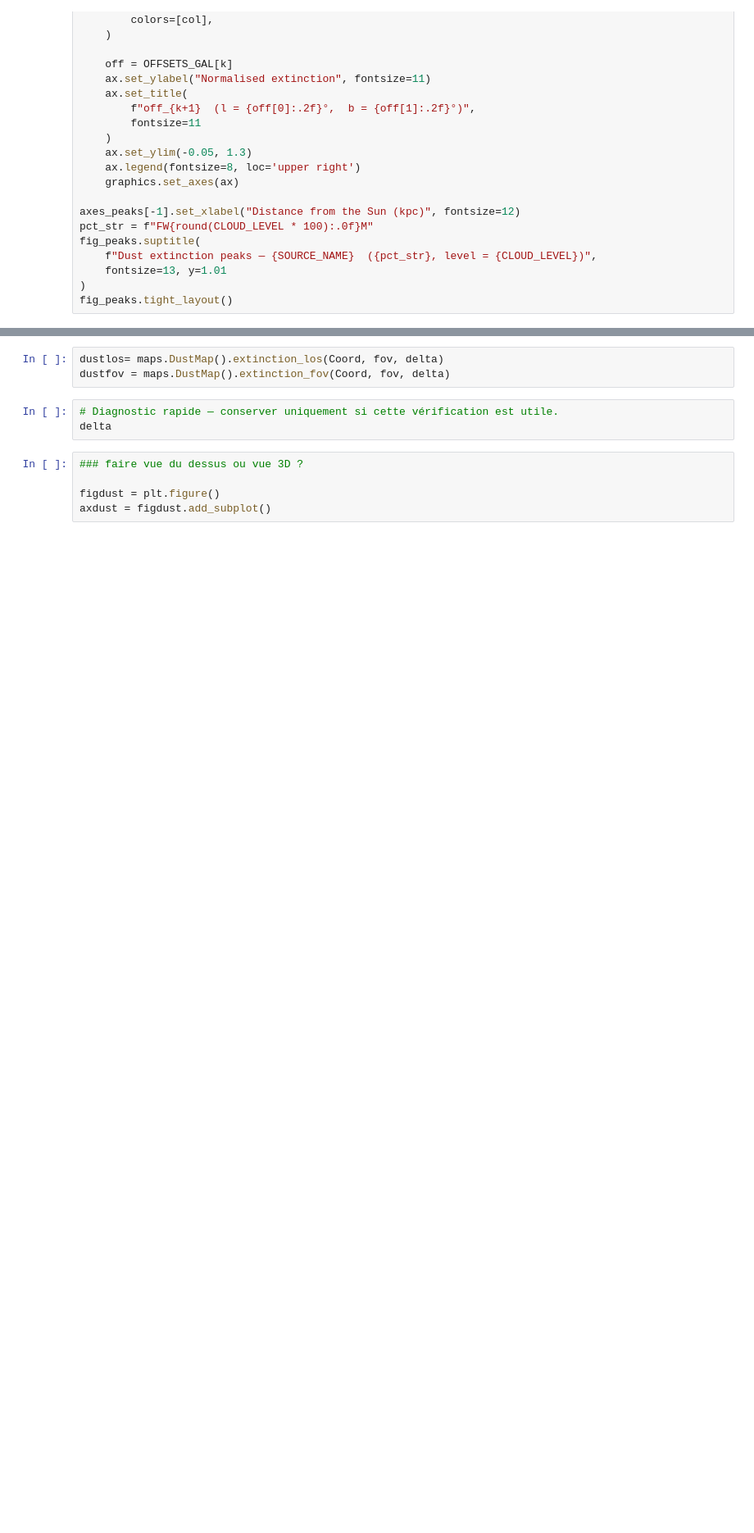
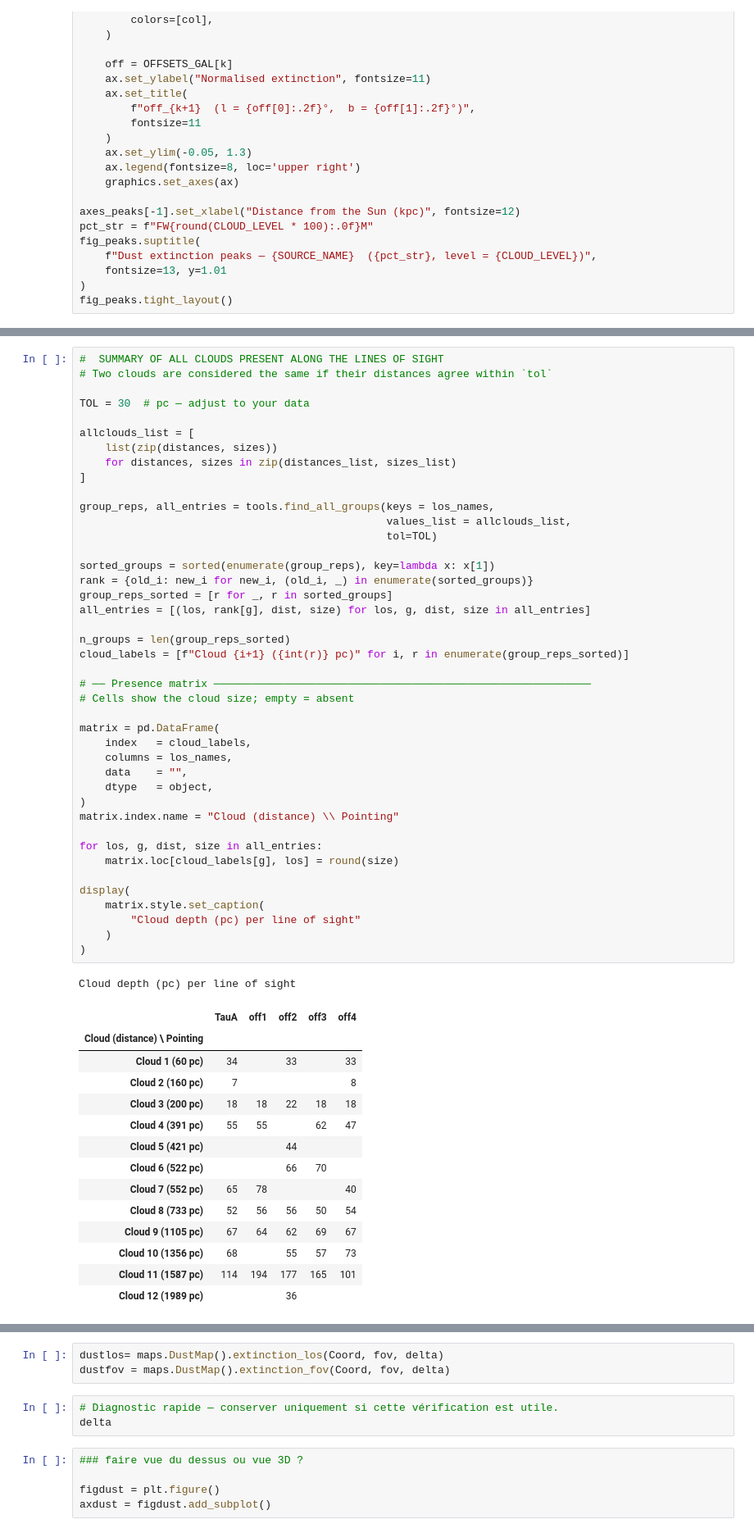
Before and after one commit to LucieCros/rrl-ism-analysis, a Jupyter notebook: notebooks/1_Cloud-id.ipynb, the cells around one changed output, grey strips where cells are left out. Shown at 82% size. Saved outputs shown, nothing was run; the diff lists cells and outputs as text; blank space fills up the shorter version.

Commit message:
Suite et fin partie poussière de cloud id

```diff
--- a/notebooks/1_Cloud-id.ipynb
+++ b/notebooks/1_Cloud-id.ipynb
@@ -583,0 +583,58 @@ for exten in dNenu[::-1] :
+# %%
+#  SUMMARY OF ALL CLOUDS PRESENT ALONG THE LINES OF SIGHT
+# Two clouds are considered the same if their distances agree within `tol`
+
+TOL = 30  # pc — adjust to your data
+
+allclouds_list = [
+    list(zip(distances, sizes))
+    for distances, sizes in zip(distances_list, sizes_list)
+]
+
+group_reps, all_entries = tools.find_all_groups(keys = los_names,
+                                                values_list = allclouds_list,
+                                                tol=TOL)
+
+sorted_groups = sorted(enumerate(group_reps), key=lambda x: x[1])
+rank = {old_i: new_i for new_i, (old_i, _) in enumerate(sorted_groups)}
+group_reps_sorted = [r for _, r in sorted_groups]
+all_entries = [(los, rank[g], dist, size) for los, g, dist, size in all_entries]
+
+n_groups = len(group_reps_sorted)
+cloud_labels = [f"Cloud {i+1} ({int(r)} pc)" for i, r in enumerate(group_reps_sorted)]
+
+# ── Presence matrix ───────────────────────────────────────────────────────────
+# Cells show the cloud size; empty = absent
+
+matrix = pd.DataFrame(
+    index   = cloud_labels,
+    columns = los_names,
+    data    = "",
+    dtype   = object,
+)
+matrix.index.name = "Cloud (distance) \\ Pointing"
+
+for los, g, dist, size in all_entries:
+    matrix.loc[cloud_labels[g], los] = round(size)
+
+display(
+    matrix.style.set_caption(
+        "Cloud depth (pc) per line of sight"
+    )
+)
+# %% [output]
+Cloud depth (pc) per line of sight
+|  | TauA | off1 | off2 | off3 | off4 |
+| Cloud (distance) \ Pointing |  |  |  |  |  |
+| Cloud 1 (60 pc) | 34 |  | 33 |  | 33 |
+| Cloud 2 (160 pc) | 7 |  |  |  | 8 |
+| Cloud 3 (200 pc) | 18 | 18 | 22 | 18 | 18 |
+| Cloud 4 (391 pc) | 55 | 55 |  | 62 | 47 |
+| Cloud 5 (421 pc) |  |  | 44 |  |  |
+| Cloud 6 (522 pc) |  |  | 66 | 70 |  |
+| Cloud 7 (552 pc) | 65 | 78 |  |  | 40 |
+| Cloud 8 (733 pc) | 52 | 56 | 56 | 50 | 54 |
+| Cloud 9 (1105 pc) | 67 | 64 | 62 | 69 | 67 |
+| Cloud 10 (1356 pc) | 68 |  | 55 | 57 | 73 |
+| Cloud 11 (1587 pc) | 114 | 194 | 177 | 165 | 101 |
+| Cloud 12 (1989 pc) |  |  | 36 |  |  |
```
Also changed, not shown: parts of 4 cells of this notebook, 1 other file.
